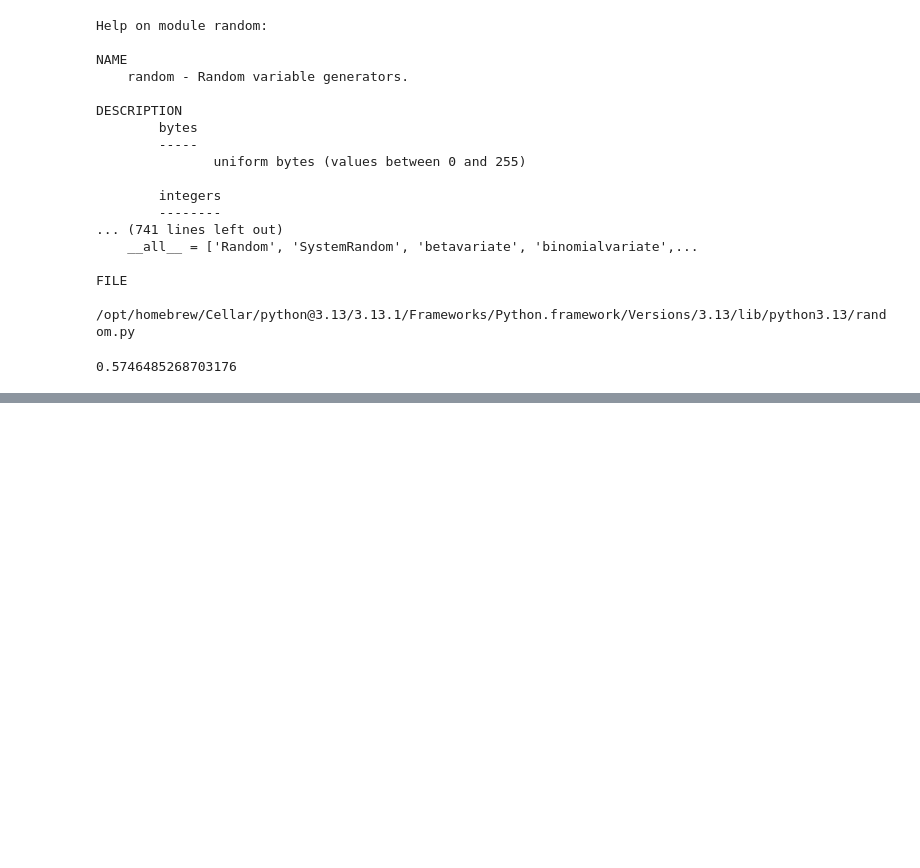
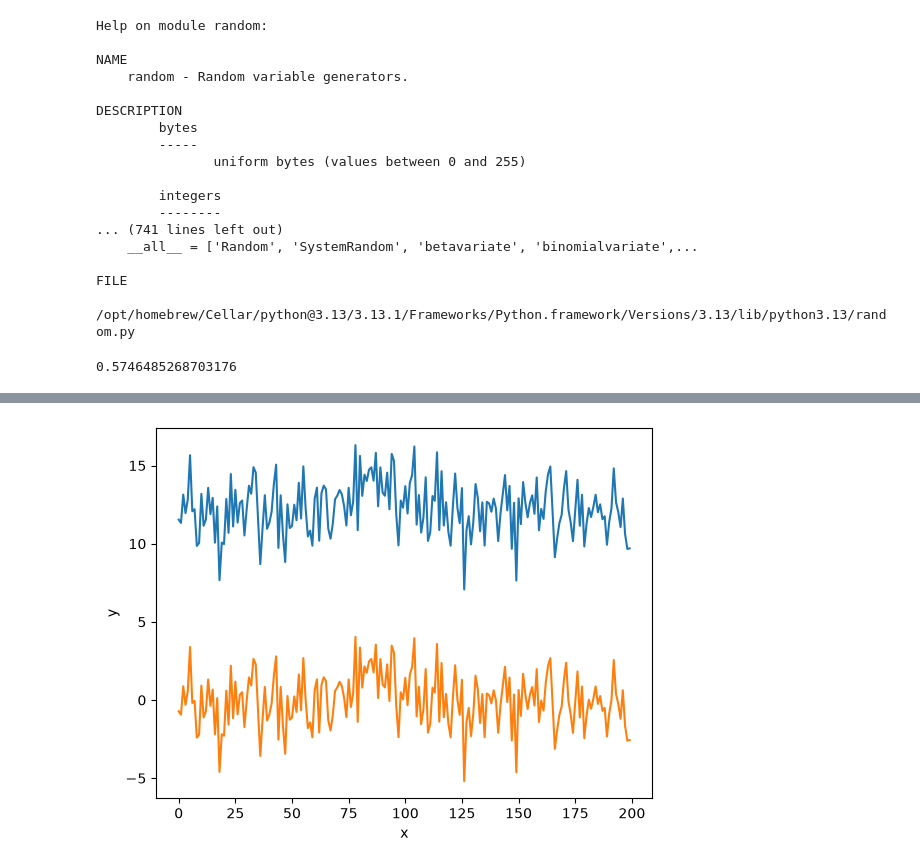
Before and after one commit to wunderwald/Python_Workshop, a Jupyter notebook: livecoding.ipynb, the cells around one changed output, grey strips where cells are left out. Saved outputs shown, nothing was run; the diff lists cells and outputs as text; code cells hidden in the pictures; blank space fills up the shorter version.

```diff
--- a/livecoding.ipynb
+++ b/livecoding.ipynb
@@ -221,0 +267,26 @@ df = pd.DataFrame({...})
+# %%
+from eeg_simulation import simulate_eeg
+from plot import lineplot
+
+trials, channels, times = simulate_eeg(n_trials=1)
+eeg_ch0 = np.array(trials[0][0])
+
+lineplot(eeg_ch0)
+
+# dc correction in python:
+# calculate mean
+sum = 0
+num_samples = len(eeg_ch0)
+for sample in eeg_ch0:
+    sum += sample
+mean = sum / num_samples
+
+# substract from all samples
+corrected_ch0 = []
+for sample in eeg_ch0:
+    corrected_sample = sample - mean
+    corrected_ch0.append(corrected_sample)
+
+lineplot(corrected_ch0)
+# %% [output]
+[figure, added]
```
Also changed, not shown: parts of 5 cells of this notebook, 4 other files.
